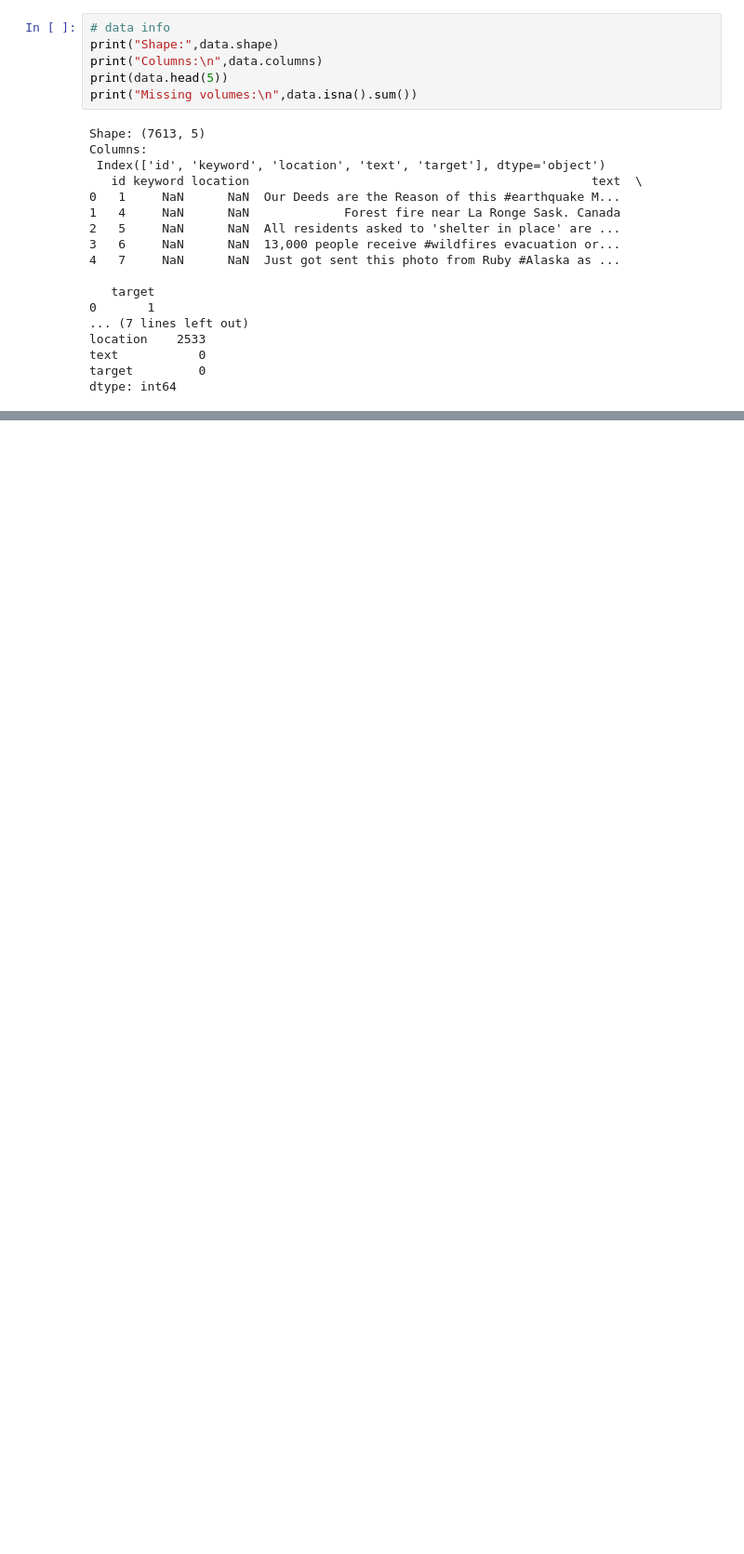
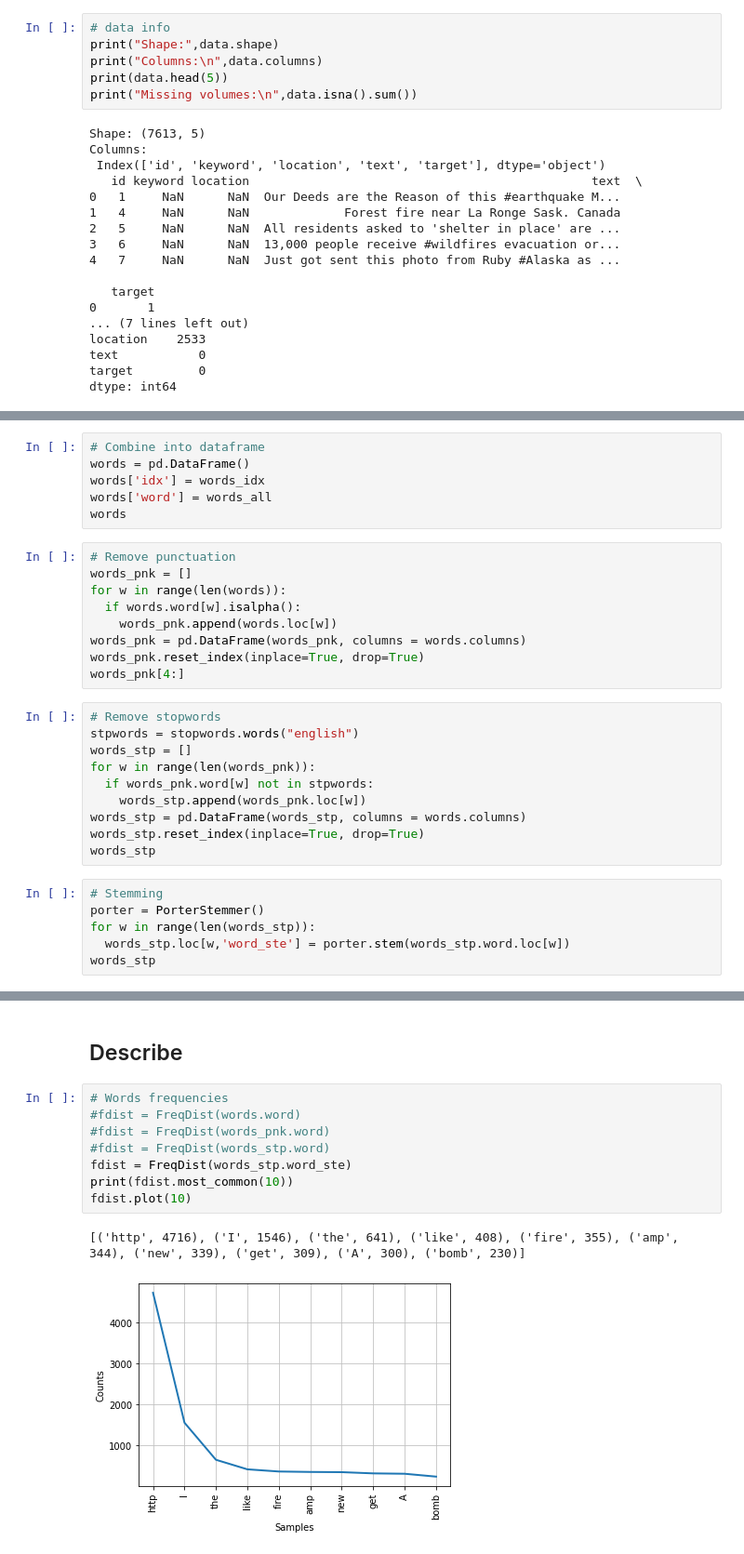
Before and after one commit to nviktorys/NLP0, a Jupyter notebook: 01_DataPreparation.ipynb, the cells around one changed output, grey strips where cells are left out. Shown at 93% size. Drawn from its saved outputs; the diff is of its cells as text; blank space fills up the shorter version.

Commit message:
Start data preparation

```diff
--- a/01_DataPreparation.ipynb
+++ b/01_DataPreparation.ipynb
@@ -80,0 +109,31 @@ print(word_tokenize(data.text))
+# %%
+# Combine into dataframe
+words = pd.DataFrame()
+words['idx'] = words_idx
+words['word'] = words_all
+words
+# %%
+# Remove punctuation
+words_pnk = []
+for w in range(len(words)):
+  if words.word[w].isalpha():
+    words_pnk.append(words.loc[w])
+words_pnk = pd.DataFrame(words_pnk, columns = words.columns)
+words_pnk.reset_index(inplace=True, drop=True)
+words_pnk[4:]
+# %%
+# Remove stopwords
+stpwords = stopwords.words("english")
+words_stp = []
+for w in range(len(words_pnk)):
+  if words_pnk.word[w] not in stpwords:
+    words_stp.append(words_pnk.loc[w])
+words_stp = pd.DataFrame(words_stp, columns = words.columns)
+words_stp.reset_index(inplace=True, drop=True)
+words_stp
+# %%
+# Stemming
+porter = PorterStemmer()
+for w in range(len(words_stp)):
+  words_stp.loc[w,'word_ste'] = porter.stem(words_stp.word.loc[w])
+words_stp
@@ -80,0 +154,13 @@ print(word_tokenize(data.text))
+# %% [markdown]
+## Describe
+# %%
+# Words frequencies
+#fdist = FreqDist(words.word)
+#fdist = FreqDist(words_pnk.word)
+#fdist = FreqDist(words_stp.word)
+fdist = FreqDist(words_stp.word_ste)
+print(fdist.most_common(10))
+fdist.plot(10)
+# %% [output]
+[('http', 4716), ('I', 1546), ('the', 641), ('like', 408), ('fire', 355), ('amp', 344), ('new', 339), ('get', 309), ('A', 300), ('bomb', 230)]
+[figure, added]
```
Also changed, not shown: parts of 15 cells of this notebook, 1 other file.
